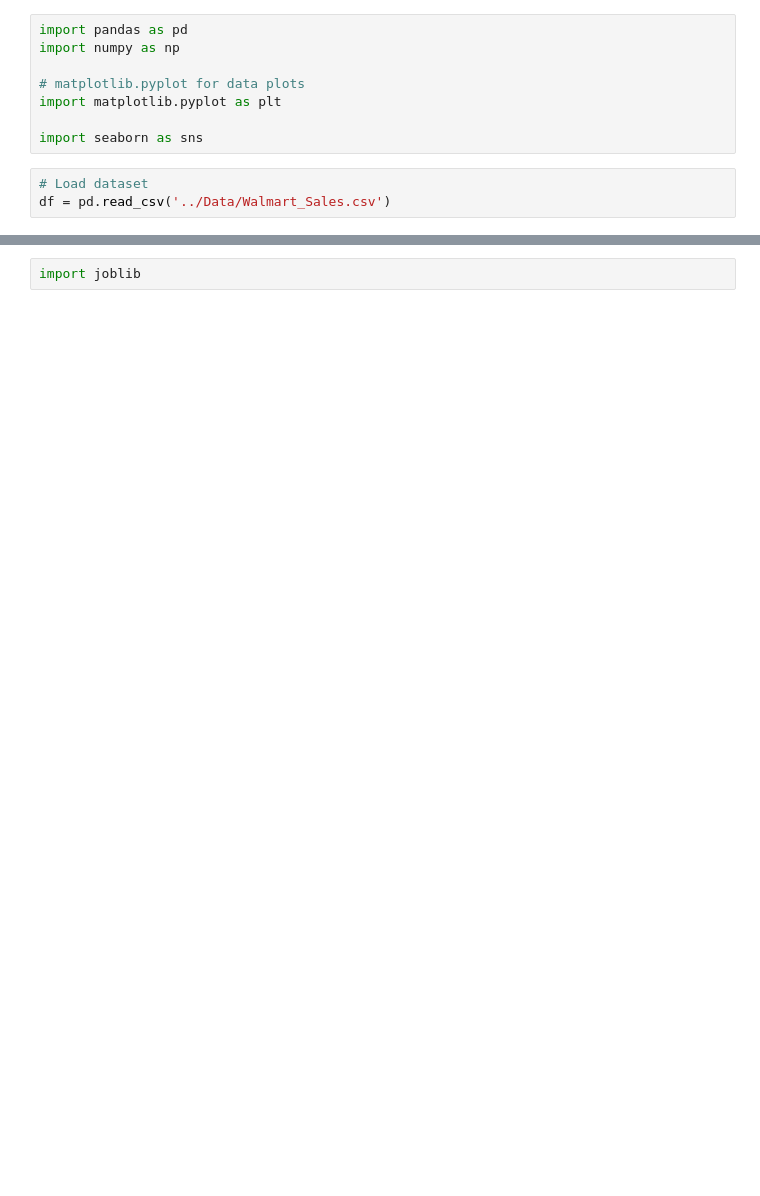
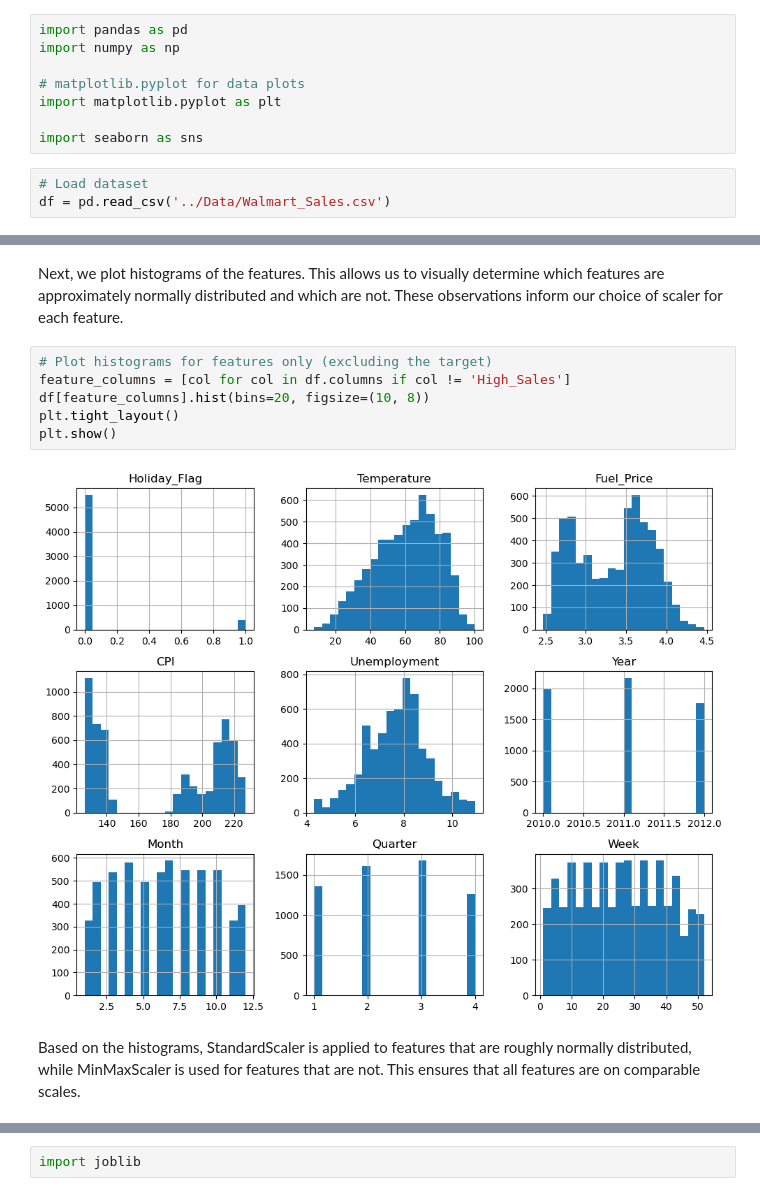
Before and after one commit to Scrabble30/BI-Exam-Walmart-Sales, a Jupyter notebook: Notebooks/RQ3-Classification.ipynb, the cells around one changed output, grey strips where cells are left out. Drawn from its saved outputs; the diff is of its cells as text; blank space fills up the shorter version.

```diff
--- a/Notebooks/RQ3-Classification.ipynb
+++ b/Notebooks/RQ3-Classification.ipynb
@@ -293,0 +222,12 @@ plt.show()
+# %% [markdown]
+Next, we plot histograms of the features. This allows us to visually determine which features are approximately normally distributed and which are not. These observations inform our choice of scaler for each feature.
+# %%
+# Plot histograms for features only (excluding the target)
+feature_columns = [col for col in df.columns if col != 'High_Sales']
+df[feature_columns].hist(bins=20, figsize=(10, 8))
+plt.tight_layout()
+plt.show()
+# %% [output]
+[figure, added]
+# %% [markdown]
+Based on the histograms, StandardScaler is applied to features that are roughly normally distributed, while MinMaxScaler is used for features that are not. This ensures that all features are on comparable scales.
```
Also changed, not shown: parts of 153 cells of this notebook, 3 other files.
